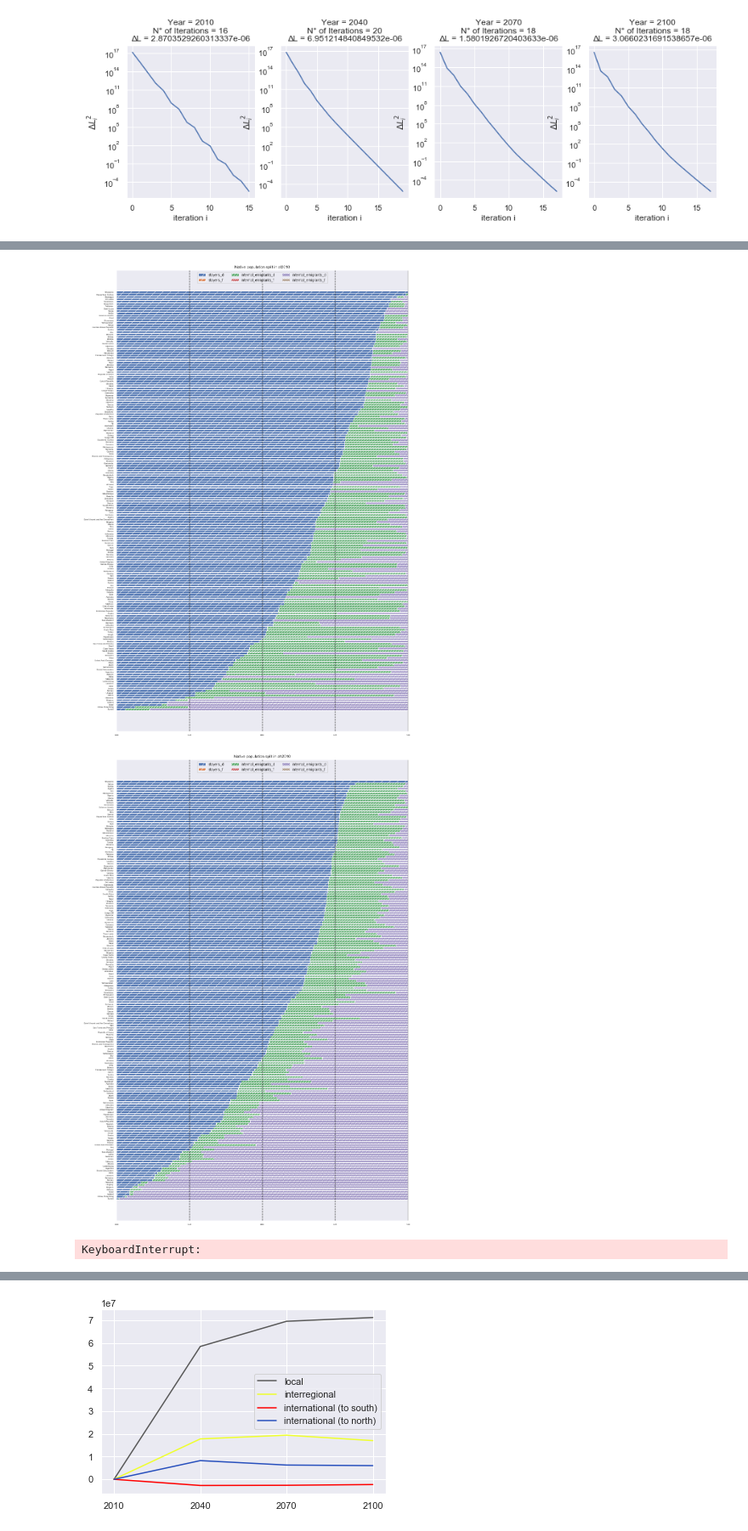
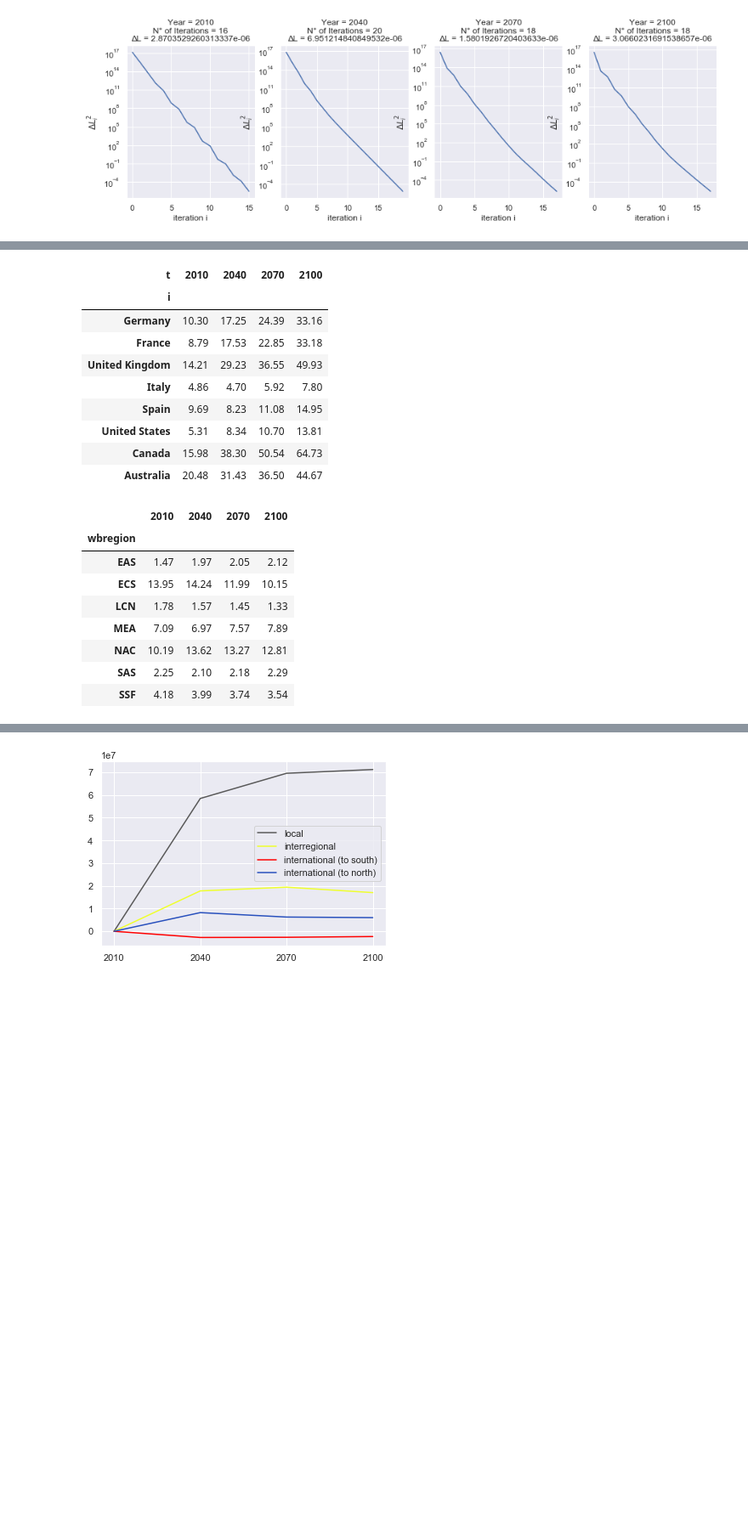
Before and after one commit to hscheewel/GeographyOfClimateMigration, a Jupyter notebook: model.ipynb, the cells around one changed output, grey strips where cells are left out. Shown at 85% size. Cells and saved outputs as stored; diff of their text form; code cells hidden in the pictures; blank space fills up the shorter version.

```diff
--- a/model.ipynb
+++ b/model.ipynb
@@ -1097,13 +1075,51 @@ compare_models(m1,m7,'Y')
-# %%
-mx = m1
-for t in T[1:]:
-    for r in R:
-        for s in S:
-            mx.native_split(r,s,t)
-    for r in R:
-        for s in S:
-            mx.resident_split(r,s,t)
-# %% [output]
-[figure, removed]
-[figure, removed]
-KeyboardInterrupt:
+# %%
+model = m1
+L = model.L.unstack().reset_index()
+I = model.Iij.unstack().reset_index()
+L.columns = I.columns = ['r','s','t','i','value']
+L = L.groupby(['t','i']).sum()
+I = I.groupby(['t','i']).sum()
+tab1 = (I/L).value.unstack('t').drop(1980,1)
+sample = ['Germany','France','United Kingdom','Italy','Spain','United States','Canada','Australia']
+custom_dict = {}
+for i in enumerate(sample):
+    custom_dict[i[1]] = i[0]
+tab1 = tab1[tab1.index.isin(sample)]
+tab1 = tab1.iloc[tab1.index.map(custom_dict).argsort()]
+tab1 = round(tab1*100,2)
+
+
+N = model.N.unstack().reset_index()
+N.columns = ['r','s','t','i','value']
+N = N.groupby(['t','i']).sum()
+M = model.Mij.dropna(1).unstack().reset_index()
+M.columns = ['r','s','b','t','j','i','value']
+M = M.groupby(['t','i']).sum()
+N = N.value.unstack('t').drop(2130,1)
+M = M.value.unstack('t')
+N = N.join(model.wbregion).reset_index().groupby('wbregion').sum()
+M = M.join(model.wbregion).reset_index().groupby('wbregion').sum()
+tab2 = round((M/N)*100,2)
+
+display(tab1)
+display(tab2)
+# %% [output]
+| t | 2010 | 2040 | 2070 | 2100 |
+| i |  |  |  |  |
+| Germany | 10.30 | 17.25 | 24.39 | 33.16 |
+| France | 8.79 | 17.53 | 22.85 | 33.18 |
+| United Kingdom | 14.21 | 29.23 | 36.55 | 49.93 |
+| Italy | 4.86 | 4.70 | 5.92 | 7.80 |
+| Spain | 9.69 | 8.23 | 11.08 | 14.95 |
+| United States | 5.31 | 8.34 | 10.70 | 13.81 |
+| Canada | 15.98 | 38.30 | 50.54 | 64.73 |
+| Australia | 20.48 | 31.43 | 36.50 | 44.67 |
+|  | 2010 | 2040 | 2070 | 2100 |
+| wbregion |  |  |  |  |
+| EAS | 1.47 | 1.97 | 2.05 | 2.12 |
+| ECS | 13.95 | 14.24 | 11.99 | 10.15 |
+| LCN | 1.78 | 1.57 | 1.45 | 1.33 |
+| MEA | 7.09 | 6.97 | 7.57 | 7.89 |
+| NAC | 10.19 | 13.62 | 13.27 | 12.81 |
+| SAS | 2.25 | 2.10 | 2.18 | 2.29 |
+| SSF | 4.18 | 3.99 | 3.74 | 3.54 |
```
Also changed, not shown: parts of 21 cells of this notebook.
